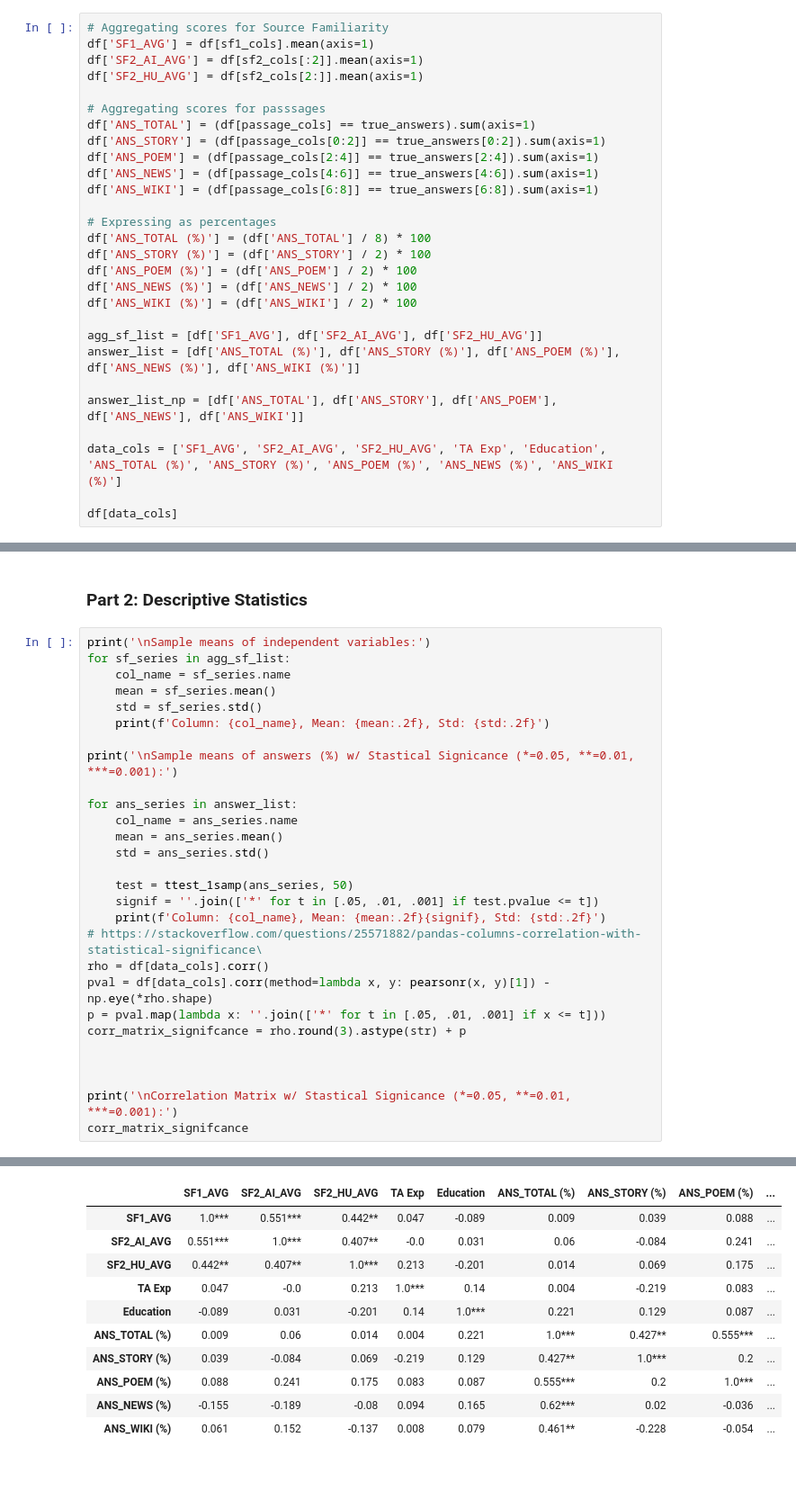
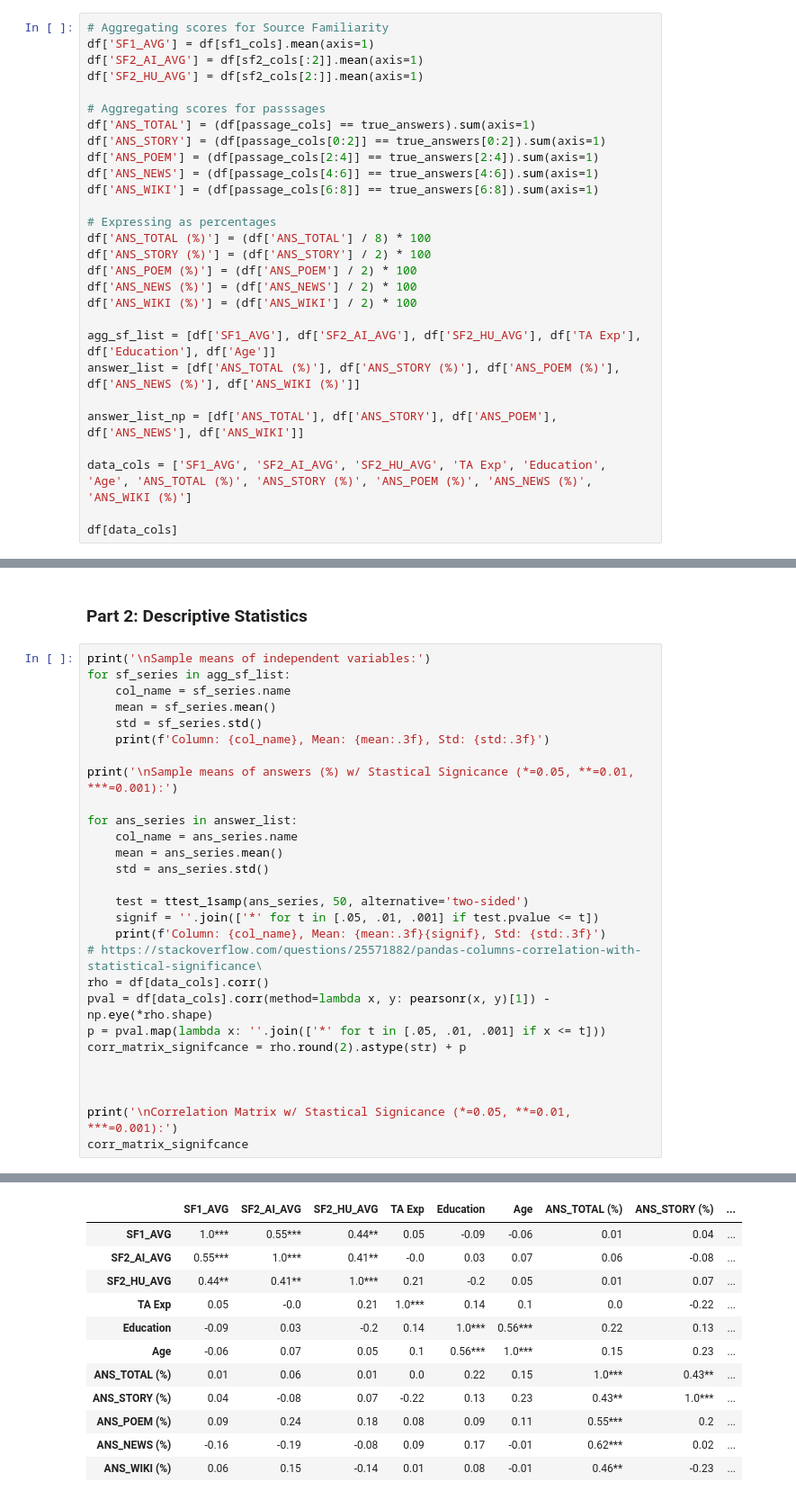
Before and after one commit to ZenithO-o/AI-Detection-Survey, a Jupyter notebook: data_analysis.ipynb, the cells around one changed output, grey strips where cells are left out. Shown at 90% size. Drawn from its saved outputs; the diff is of its cells as text; blank space fills up the shorter version.

```diff
--- a/data_analysis.ipynb
+++ b/data_analysis.ipynb
@@ -160,12 +160,12 @@ df['ANS_POEM (%)'] = (df['ANS_POEM'] / 2) * 100
 df['ANS_NEWS (%)'] = (df['ANS_NEWS'] / 2) * 100
 df['ANS_WIKI (%)'] = (df['ANS_WIKI'] / 2) * 100
 
-agg_sf_list = [df['SF1_AVG'], df['SF2_AI_AVG'], df['SF2_HU_AVG']]
+agg_sf_list = [df['SF1_AVG'], df['SF2_AI_AVG'], df['SF2_HU_AVG'], df['TA Exp'], df['Education'], df['Age']]
 answer_list = [df['ANS_TOTAL (%)'], df['ANS_STORY (%)'], df['ANS_POEM (%)'], df['ANS_NEWS (%)'], df['ANS_WIKI (%)']]
 
 answer_list_np = [df['ANS_TOTAL'], df['ANS_STORY'], df['ANS_POEM'], df['ANS_NEWS'], df['ANS_WIKI']]
 
-data_cols = ['SF1_AVG', 'SF2_AI_AVG', 'SF2_HU_AVG', 'TA Exp', 'Education', 'ANS_TOTAL (%)', 'ANS_STORY (%)', 'ANS_POEM (%)', 'ANS_NEWS (%)', 'ANS_WIKI (%)']
+data_cols = ['SF1_AVG', 'SF2_AI_AVG', 'SF2_HU_AVG', 'TA Exp', 'Education', 'Age', 'ANS_TOTAL (%)', 'ANS_STORY (%)', 'ANS_POEM (%)', 'ANS_NEWS (%)', 'ANS_WIKI (%)']
 
 df[data_cols]
 # %% [output]
@@ -194,7 +194,7 @@ for sf_series in agg_sf_list:
     col_name = sf_series.name
     mean = sf_series.mean()
     std = sf_series.std()
-    print(f'Column: {col_name}, Mean: {mean:.2f}, Std: {std:.2f}')
+    print(f'Column: {col_name}, Mean: {mean:.3f}, Std: {std:.3f}')
 
 print('\nSample means of answers (%) w/ Stastical Signicance (*=0.05, **=0.01, ***=0.001):')
 
@@ -203,14 +203,14 @@ for ans_series in answer_list:
     mean = ans_series.mean()
     std = ans_series.std()
 
-    test = ttest_1samp(ans_series, 50)
+    test = ttest_1samp(ans_series, 50, alternative='two-sided')
     signif = ''.join(['*' for t in [.05, .01, .001] if test.pvalue <= t])
-    print(f'Column: {col_name}, Mean: {mean:.2f}{signif}, Std: {std:.2f}')
+    print(f'Column: {col_name}, Mean: {mean:.3f}{signif}, Std: {std:.3f}')
 # https://stackoverflow.com/questions/25571882/pandas-columns-correlation-with-statistical-significance\
 rho = df[data_cols].corr()
 pval = df[data_cols].corr(method=lambda x, y: pearsonr(x, y)[1]) - np.eye(*rho.shape)
 p = pval.map(lambda x: ''.join(['*' for t in [.05, .01, .001] if x <= t]))
-corr_matrix_signifcance = rho.round(3).astype(str) + p
+corr_matrix_signifcance = rho.round(2).astype(str) + p
 
 
 
@@ -231,16 +234,17 @@ Column: ANS_WIKI (%), Mean: 61.90*, Std: 34.59
 
 Correlation Matrix w/ Stastical Signicance (*=0.05, **=0.01, ***=0.001):
-|  | SF1_AVG | SF2_AI_AVG | SF2_HU_AVG | TA Exp | Education | ANS_TOTAL (%) | ANS_STORY (%) | ANS_POEM (%) | ... |
-| SF1_AVG | 1.0*** | 0.551*** | 0.442** | 0.047 | -0.089 | 0.009 | 0.039 | 0.088 | ... |
-| SF2_AI_AVG | 0.551*** | 1.0*** | 0.407** | -0.0 | 0.031 | 0.06 | -0.084 | 0.241 | ... |
-| SF2_HU_AVG | 0.442** | 0.407** | 1.0*** | 0.213 | -0.201 | 0.014 | 0.069 | 0.175 | ... |
-| TA Exp | 0.047 | -0.0 | 0.213 | 1.0*** | 0.14 | 0.004 | -0.219 | 0.083 | ... |
-| Education | -0.089 | 0.031 | -0.201 | 0.14 | 1.0*** | 0.221 | 0.129 | 0.087 | ... |
-| ANS_TOTAL (%) | 0.009 | 0.06 | 0.014 | 0.004 | 0.221 | 1.0*** | 0.427** | 0.555*** | ... |
-| ANS_STORY (%) | 0.039 | -0.084 | 0.069 | -0.219 | 0.129 | 0.427** | 1.0*** | 0.2 | ... |
-| ANS_POEM (%) | 0.088 | 0.241 | 0.175 | 0.083 | 0.087 | 0.555*** | 0.2 | 1.0*** | ... |
-| ANS_NEWS (%) | -0.155 | -0.189 | -0.08 | 0.094 | 0.165 | 0.62*** | 0.02 | -0.036 | ... |
-| ANS_WIKI (%) | 0.061 | 0.152 | -0.137 | 0.008 | 0.079 | 0.461** | -0.228 | -0.054 | ... |
+|  | SF1_AVG | SF2_AI_AVG | SF2_HU_AVG | TA Exp | Education | Age | ANS_TOTAL (%) | ANS_STORY (%) | ... |
+| SF1_AVG | 1.0*** | 0.55*** | 0.44** | 0.05 | -0.09 | -0.06 | 0.01 | 0.04 | ... |
+| SF2_AI_AVG | 0.55*** | 1.0*** | 0.41** | -0.0 | 0.03 | 0.07 | 0.06 | -0.08 | ... |
+| SF2_HU_AVG | 0.44** | 0.41** | 1.0*** | 0.21 | -0.2 | 0.05 | 0.01 | 0.07 | ... |
+| TA Exp | 0.05 | -0.0 | 0.21 | 1.0*** | 0.14 | 0.1 | 0.0 | -0.22 | ... |
+| Education | -0.09 | 0.03 | -0.2 | 0.14 | 1.0*** | 0.56*** | 0.22 | 0.13 | ... |
+| Age | -0.06 | 0.07 | 0.05 | 0.1 | 0.56*** | 1.0*** | 0.15 | 0.23 | ... |
+| ANS_TOTAL (%) | 0.01 | 0.06 | 0.01 | 0.0 | 0.22 | 0.15 | 1.0*** | 0.43** | ... |
+| ANS_STORY (%) | 0.04 | -0.08 | 0.07 | -0.22 | 0.13 | 0.23 | 0.43** | 1.0*** | ... |
+| ANS_POEM (%) | 0.09 | 0.24 | 0.18 | 0.08 | 0.09 | 0.11 | 0.55*** | 0.2 | ... |
+| ANS_NEWS (%) | -0.16 | -0.19 | -0.08 | 0.09 | 0.17 | -0.01 | 0.62*** | 0.02 | ... |
+| ANS_WIKI (%) | 0.06 | 0.15 | -0.14 | 0.01 | 0.08 | -0.01 | 0.46** | -0.23 | ... |
 # %%
 fig = plt.figure(figsize =(10, 7))
 
```
Also changed, not shown: parts of 10 cells of this notebook, 1 other file.
